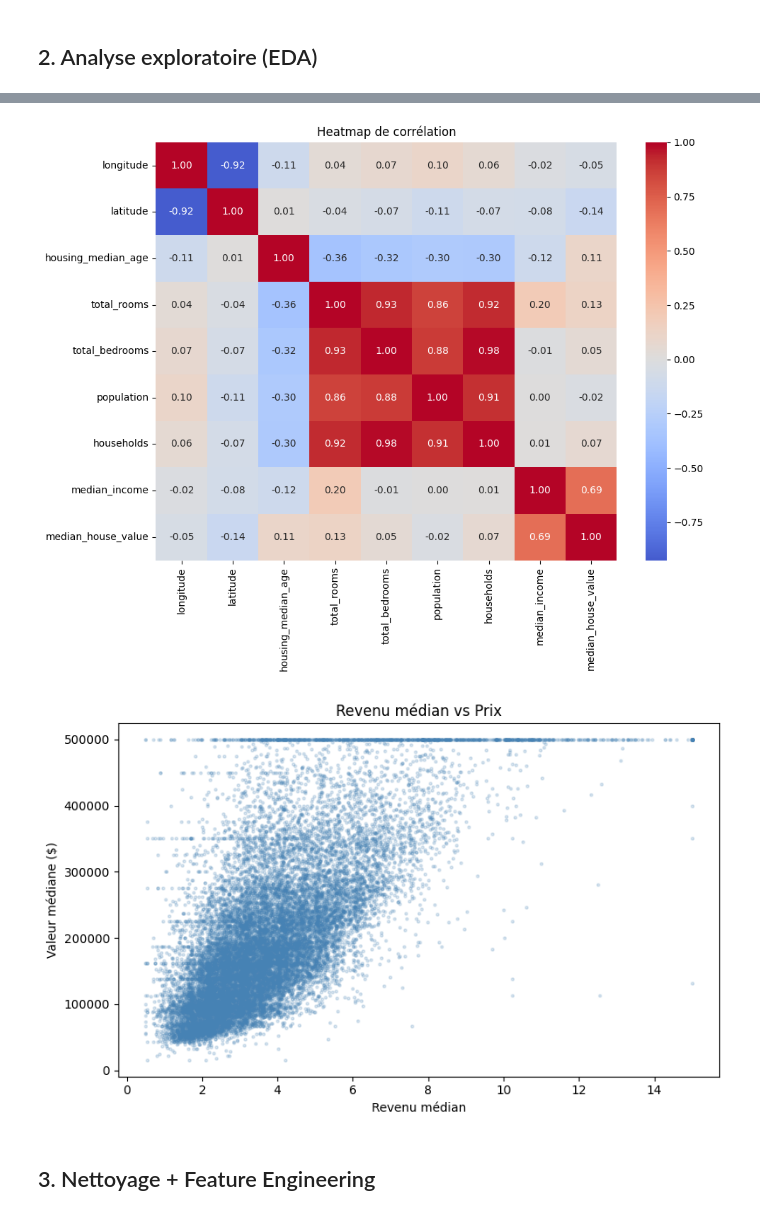
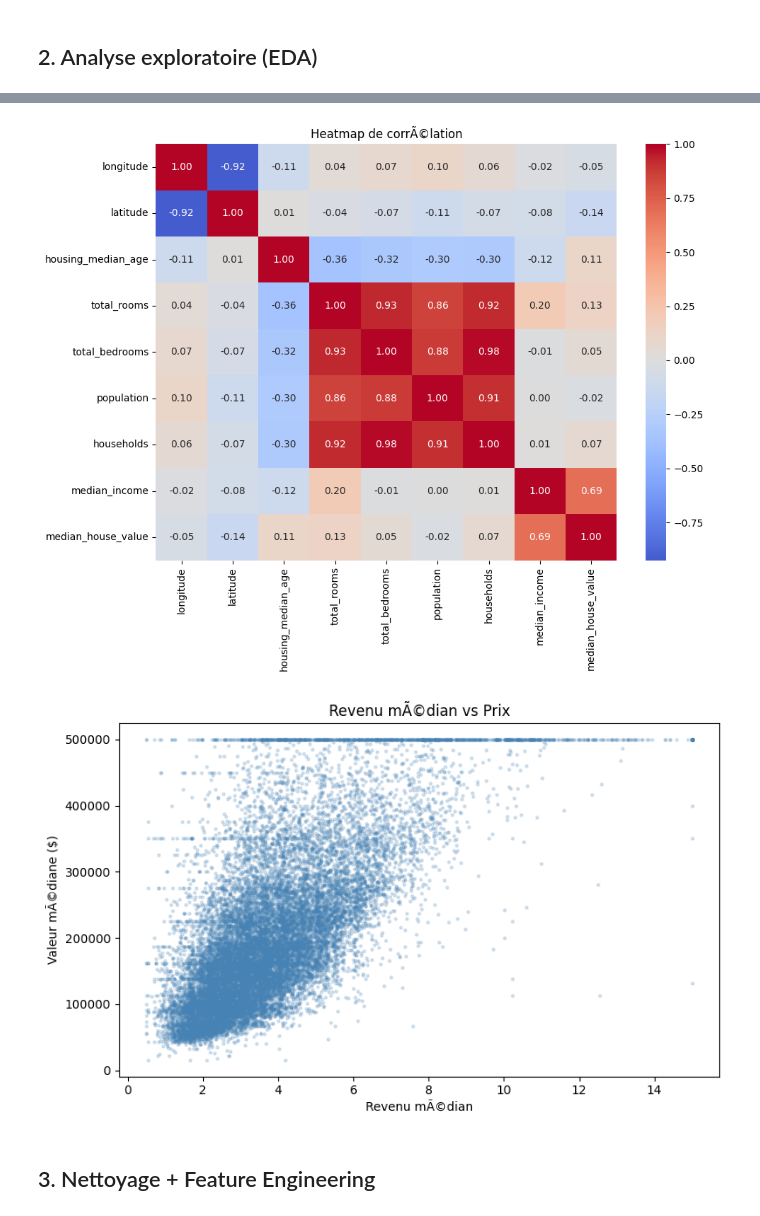
Before and after one commit to Marlin241/predict_price_house, a Jupyter notebook: notebook.ipynb, the cells around one changed output, grey strips where cells are left out. Cells and saved outputs as stored; diff of their text form; code cells hidden in the pictures.

```diff
--- a/notebook.ipynb
+++ b/notebook.ipynb
@@ -72,29 +72,29 @@ plt.show()
 # %%
 numeric_cols = df.select_dtypes(include='number').columns
 fig, ax = plt.subplots(figsize=(10, 8))
 sns.heatmap(
     df[numeric_cols].corr(),
     annot=True,
     fmt='.2f',
     cmap='coolwarm',
     center=0,
     ax=ax
 )
-ax.set_title('Heatmap de corrélation')
+ax.set_title('Heatmap de corrÃ©lation')
 plt.tight_layout()
 plt.show()
 # %% [output]
-[figure, old version]
+[figure, new version]
 # %%
 fig, ax = plt.subplots(figsize=(8, 5))
 ax.scatter(df['median_income'], df['median_house_value'], alpha=0.2, s=5, color='steelblue')
-ax.set_xlabel('Revenu médian')
-ax.set_ylabel('Valeur médiane ($)')
-ax.set_title('Revenu médian vs Prix')
+ax.set_xlabel('Revenu mÃ©dian')
+ax.set_ylabel('Valeur mÃ©diane ($)')
+ax.set_title('Revenu mÃ©dian vs Prix')
 plt.tight_layout()
 plt.show()
 # %% [output]
-[figure, old version]
+[figure, new version]
 # %% [markdown]
 ## 3. Nettoyage + Feature Engineering
 # %%
```
Also changed, not shown: parts of 15 cells of this notebook.
